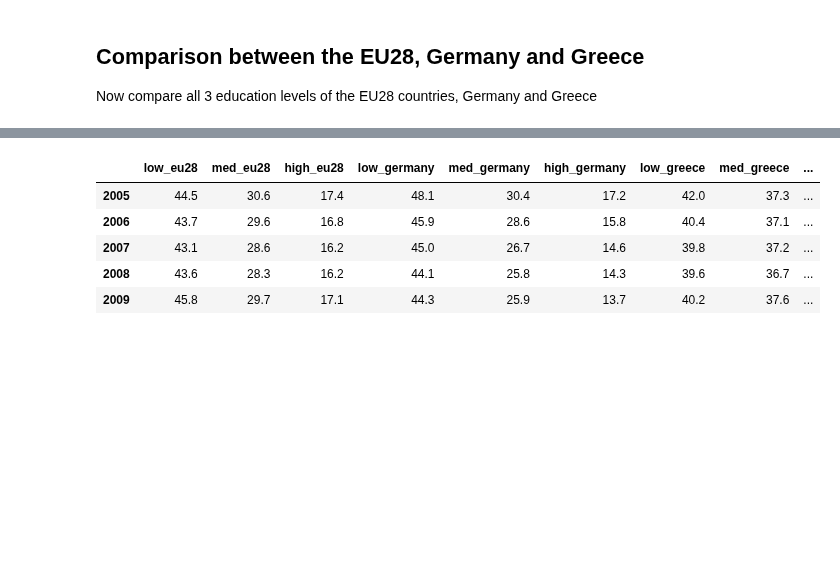
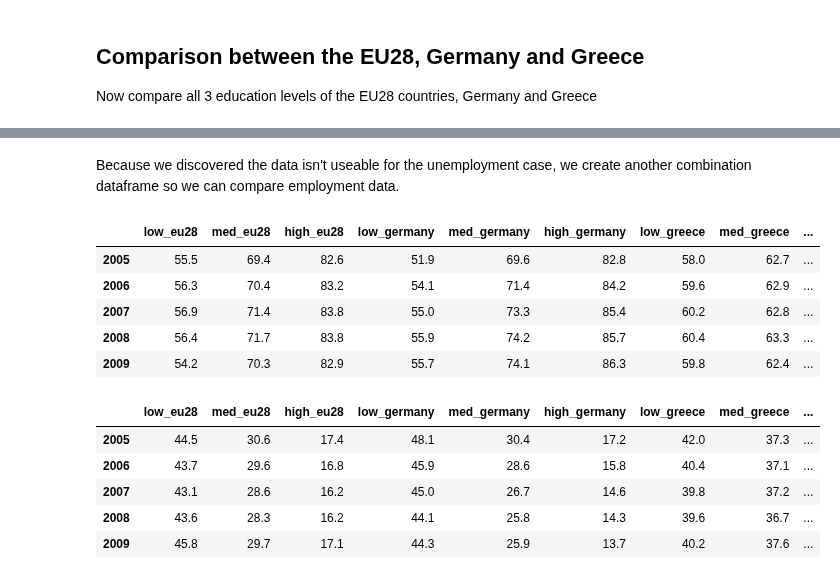
Before and after one commit to Malonk/unemployment_stats, a Jupyter notebook: notebooks/Combined_education_data.ipynb, the cells around one changed output, grey strips where cells are left out. Saved outputs shown, nothing was run; the diff lists cells and outputs as text; code cells hidden in the pictures; blank space fills up the shorter version.

```diff
--- a/notebooks/Combined_education_data.ipynb
+++ b/notebooks/Combined_education_data.ipynb
@@ -38 +38,31 @@ df_eu28.head()
+# %% [markdown]
+Because we discovered the data isn't useable for the unemployment case, we create another combination dataframe so we can compare employment data.
+# %%
+# Dataframes for unemployment
+dfs = [df_eu28, df_germany, df_greece]
+# Dataframes for employment
+empl = [df.copy() for df in dfs]
+countries = ["eu28", "germany", "greece"]
+
+for i, df in enumerate(empl):
+    # rename columns
+    df.rename(columns={'ED0-2': f"low_{countries[i]}",
+                       'ED3_4': f"med_{countries[i]}",
+                       'ED5-8': f"high_{countries[i]}"},
+              inplace=True)
+
+    # drop employment columns
+    unemp = ["ED0-2low", "ED3_4medium", "ED5-8high"]
+    df.drop(columns=unemp, inplace=True)
+
+# Merge df's
+emp_combi = pd.concat(empl, axis=1)
+emp_combi.head()
+# %% [output]
+|  | low_eu28 | med_eu28 | high_eu28 | low_germany | med_germany | high_germany | low_greece | med_greece | ... |
+| 2005 | 55.5 | 69.4 | 82.6 | 51.9 | 69.6 | 82.8 | 58.0 | 62.7 | ... |
+| 2006 | 56.3 | 70.4 | 83.2 | 54.1 | 71.4 | 84.2 | 59.6 | 62.9 | ... |
+| 2007 | 56.9 | 71.4 | 83.8 | 55.0 | 73.3 | 85.4 | 60.2 | 62.8 | ... |
+| 2008 | 56.4 | 71.7 | 83.8 | 55.9 | 74.2 | 85.7 | 60.4 | 63.3 | ... |
+| 2009 | 54.2 | 70.3 | 82.9 | 55.7 | 74.1 | 86.3 | 59.8 | 62.4 | ... |
 # %%
```
Also changed, not shown: parts of 9 cells of this notebook, 4 other files.
